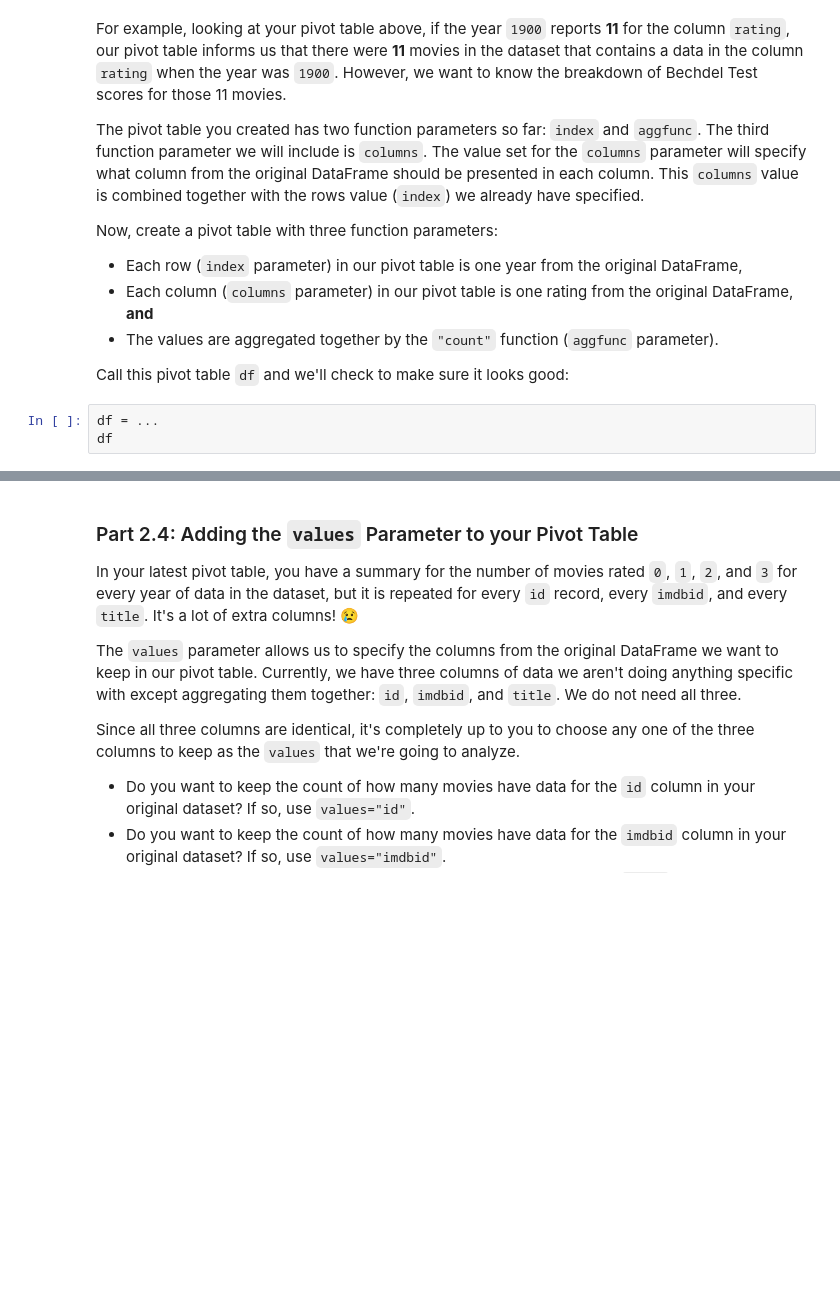
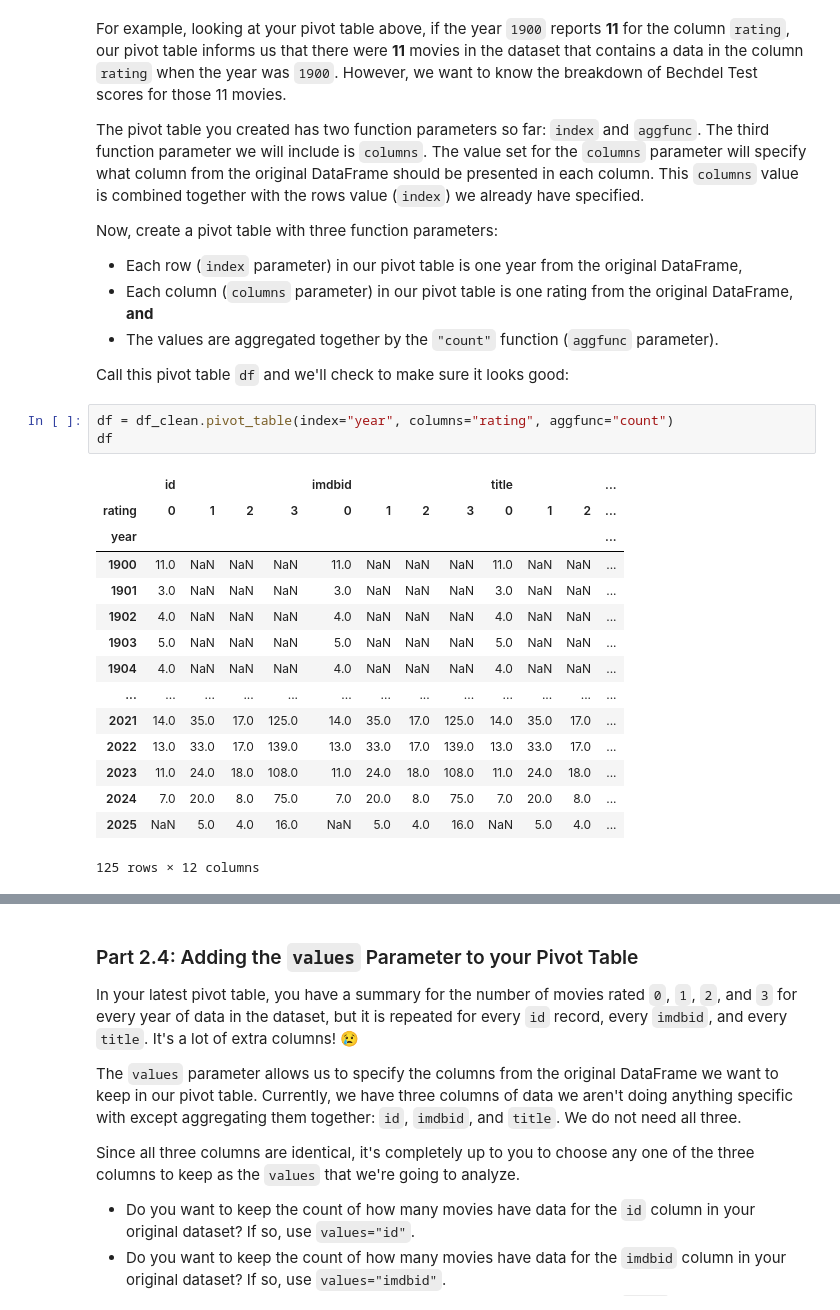
Before and after one commit to dbsebastian/micro_pr1, a Jupyter notebook: microproject-05-bechdel-test/microproject-05-bechdel-test.ipynb, the cells around one changed output, grey strips where cells are left out. Drawn from its saved outputs; the diff is of its cells as text; blank space fills up the shorter version.

```diff
--- a/microproject-05-bechdel-test/microproject-05-bechdel-test.ipynb
+++ b/microproject-05-bechdel-test/microproject-05-bechdel-test.ipynb
@@ -174,9 +240,25 @@ Now, create a pivot table with three function parameters:
 - The values are aggregated together by the `"count"` function (`aggfunc` parameter).
 
 Call this pivot table `df` and we'll check to make sure it looks good:
-# %%
-df = ...
-df
+# %%
+df = df_clean.pivot_table(index="year", columns="rating", aggfunc="count")
+df
+# %% [output]
+|  | id |  |  |  | imdbid |  |  |  | title |  |  | ... |
+| rating | 0 | 1 | 2 | 3 | 0 | 1 | 2 | 3 | 0 | 1 | 2 | ... |
+| year |  |  |  |  |  |  |  |  |  |  |  | ... |
+| 1900 | 11.0 | NaN | NaN | NaN | 11.0 | NaN | NaN | NaN | 11.0 | NaN | NaN | ... |
+| 1901 | 3.0 | NaN | NaN | NaN | 3.0 | NaN | NaN | NaN | 3.0 | NaN | NaN | ... |
+| 1902 | 4.0 | NaN | NaN | NaN | 4.0 | NaN | NaN | NaN | 4.0 | NaN | NaN | ... |
+| 1903 | 5.0 | NaN | NaN | NaN | 5.0 | NaN | NaN | NaN | 5.0 | NaN | NaN | ... |
+| 1904 | 4.0 | NaN | NaN | NaN | 4.0 | NaN | NaN | NaN | 4.0 | NaN | NaN | ... |
+| ... | ... | ... | ... | ... | ... | ... | ... | ... | ... | ... | ... | ... |
+| 2021 | 14.0 | 35.0 | 17.0 | 125.0 | 14.0 | 35.0 | 17.0 | 125.0 | 14.0 | 35.0 | 17.0 | ... |
+| 2022 | 13.0 | 33.0 | 17.0 | 139.0 | 13.0 | 33.0 | 17.0 | 139.0 | 13.0 | 33.0 | 17.0 | ... |
+| 2023 | 11.0 | 24.0 | 18.0 | 108.0 | 11.0 | 24.0 | 18.0 | 108.0 | 11.0 | 24.0 | 18.0 | ... |
+| 2024 | 7.0 | 20.0 | 8.0 | 75.0 | 7.0 | 20.0 | 8.0 | 75.0 | 7.0 | 20.0 | 8.0 | ... |
+| 2025 | NaN | 5.0 | 4.0 | 16.0 | NaN | 5.0 | 4.0 | 16.0 | NaN | 5.0 | 4.0 | ... |
+125 rows × 12 columns
 # %%
 ### TEST CASE for Part 2.3: Columns in a Pivot Table
 tada = "\N{PARTY POPPER}"
```
Also changed, not shown: parts of 33 cells of this notebook.
